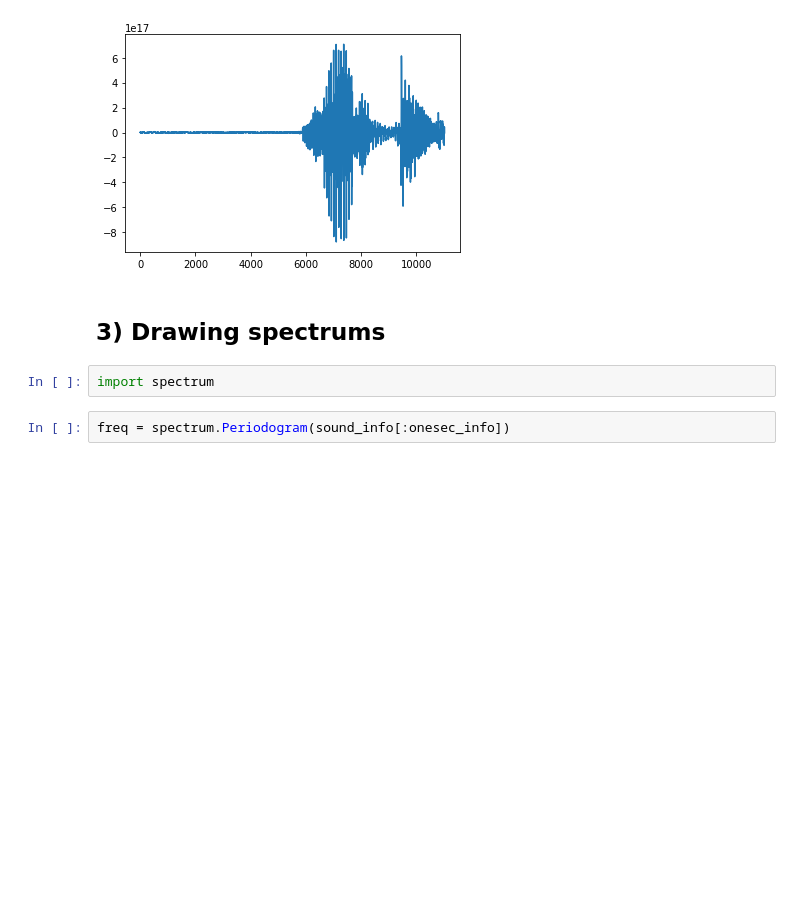
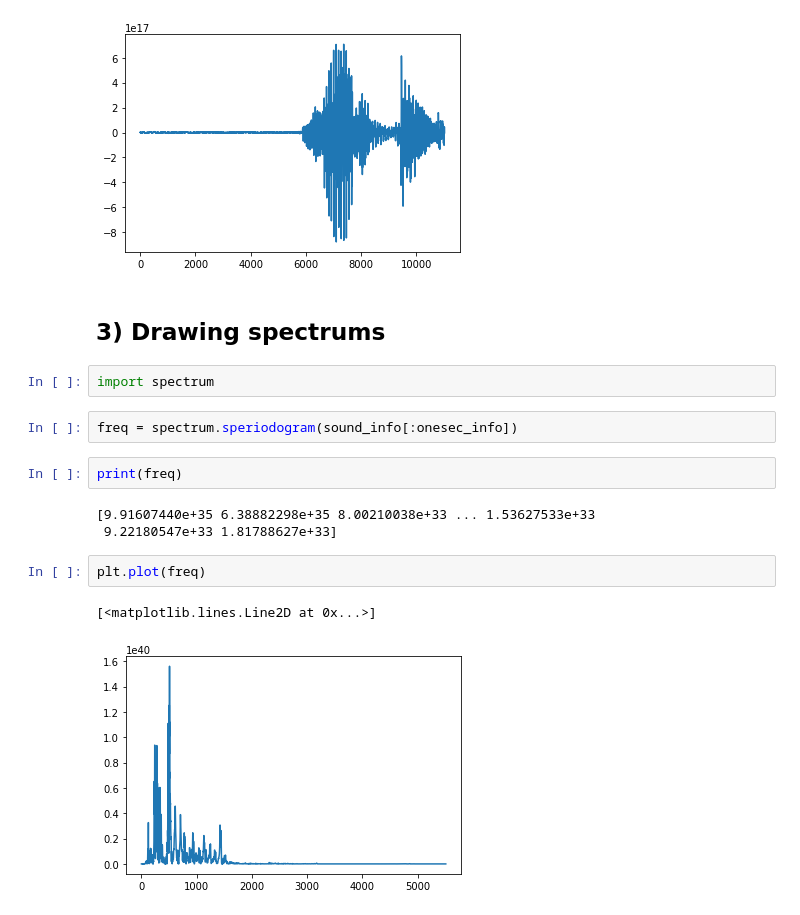
Before and after one commit to goznalo-git/AudioWaves, a Jupyter notebook: AudioWaves.ipynb, the cells around one changed output. Saved outputs shown, nothing was run; the diff lists cells and outputs as text; blank space fills up the shorter version.

```diff
--- a/AudioWaves.ipynb
+++ b/AudioWaves.ipynb
@@ -85,5 +87,15 @@ plt.plot(sound_info[0:onesec_info * 1]) # first second
 # %%
 import spectrum
 # %%
-freq = spectrum.Periodogram(sound_info[:onesec_info])
+freq = spectrum.speriodogram(sound_info[:onesec_info])
+# %%
+print(freq)
+# %% [output]
+[9.91607440e+35 6.38882298e+35 8.00210038e+33 ... 1.53627533e+33
+ 9.22180547e+33 1.81788627e+33]
+# %%
+plt.plot(freq)
+# %% [output]
+[<matplotlib.lines.Line2D at 0x...>]
+[figure, added]
 # %%
```
Also changed, not shown: parts of 6 cells of this notebook.
